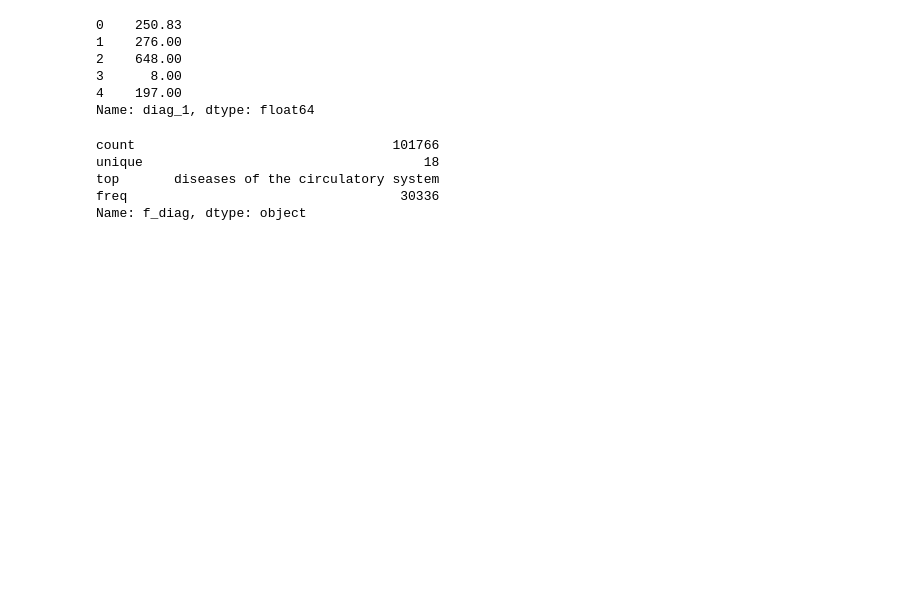
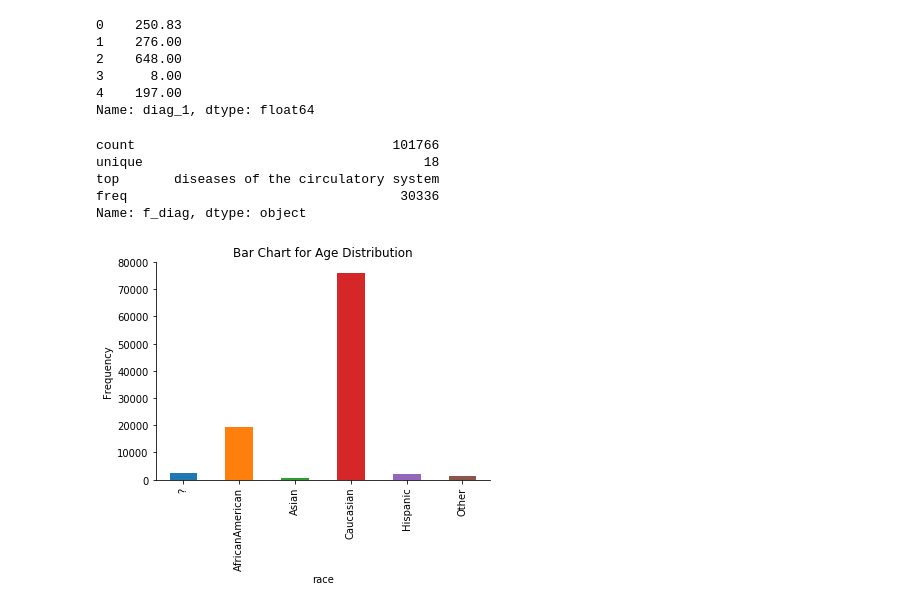
Before and after one commit to joonsooro/UnitedHealthcare, a Jupyter notebook: Jimmy/Capstone.ipynb, the cells around one changed output. Cells and saved outputs as stored; diff of their text form; code cells hidden in the pictures; blank space fills up the shorter version.

```diff
--- a/Jimmy/Capstone.ipynb
+++ b/Jimmy/Capstone.ipynb
@@ -484,3 +481,12 @@ unique                                    18
 top       diseases of the circulatory system
 freq                                   30336
 Name: f_diag, dtype: object
+# %%
+age_group = new_data.groupby(['race']).size()
+age_group.plot(kind = 'bar')
+sns.despine()
+plt.ylabel('Frequency')
+plt.title('Bar Chart for Age Distribution')
+plt.show()
+# %% [output]
+[figure, added]
```
Also changed, not shown: parts of 7 cells of this notebook, 5 other files.
